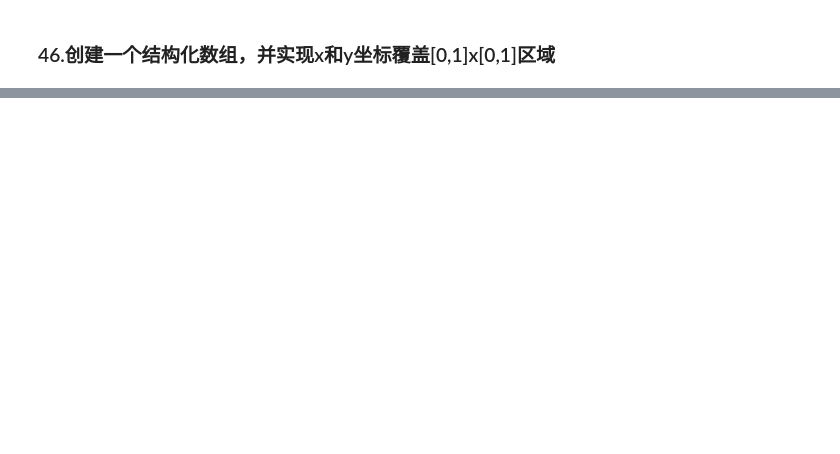
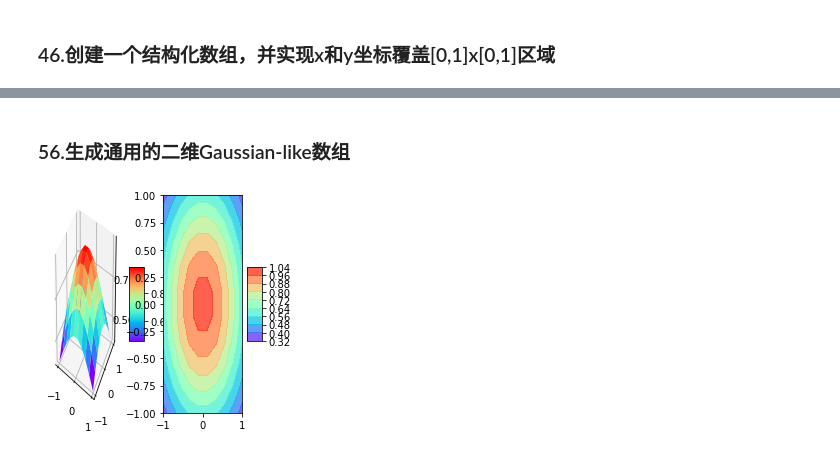
Before and after one commit to andongBlue/-self_teaching, a Jupyter notebook: numpy100题.ipynb, the cells around one changed output, grey strips where cells are left out. Cells and saved outputs as stored; diff of their text form; code cells hidden in the pictures; blank space fills up the shorter version.

```diff
--- a/numpy100题.ipynb
+++ b/numpy100题.ipynb
@@ -1016,0 +832,20 @@ Parameters
+# %% [markdown]
+### 56.生成通用的二维Gaussian-like数组
+# %%
+X,Y = np.meshgrid(np.linspace(-1,1,10),np.linspace(-1,1,10))
+D =np.sqrt((X*X+Y*Y))
+sigma, mu = 1.0, 0.0
+G = np.exp(-((D-mu)**2 / (2.0 * sigma**2)))
+
+import matplotlib.pyplot as plt
+from mpl_toolkits.mplot3d import Axes3D
+fig = plt.figure()
+ax= fig.add_subplot(1, 3, 1, projection='3d')
+suf=ax.plot_surface(X, Y, G, rstride=1, cstride=1, cmap='rainbow')
+fig.colorbar(suf,shrink=0.5, aspect=5)
+plt.subplot(132)
+suf1 =plt.contourf(X,Y,G,8, alpha=.75, cmap='rainbow')
+fig.colorbar(suf1,shrink=0.5, aspect=5)
+plt.show()
+# %% [output]
+[figure, added]
```
Also changed, not shown: parts of 89 cells of this notebook.
